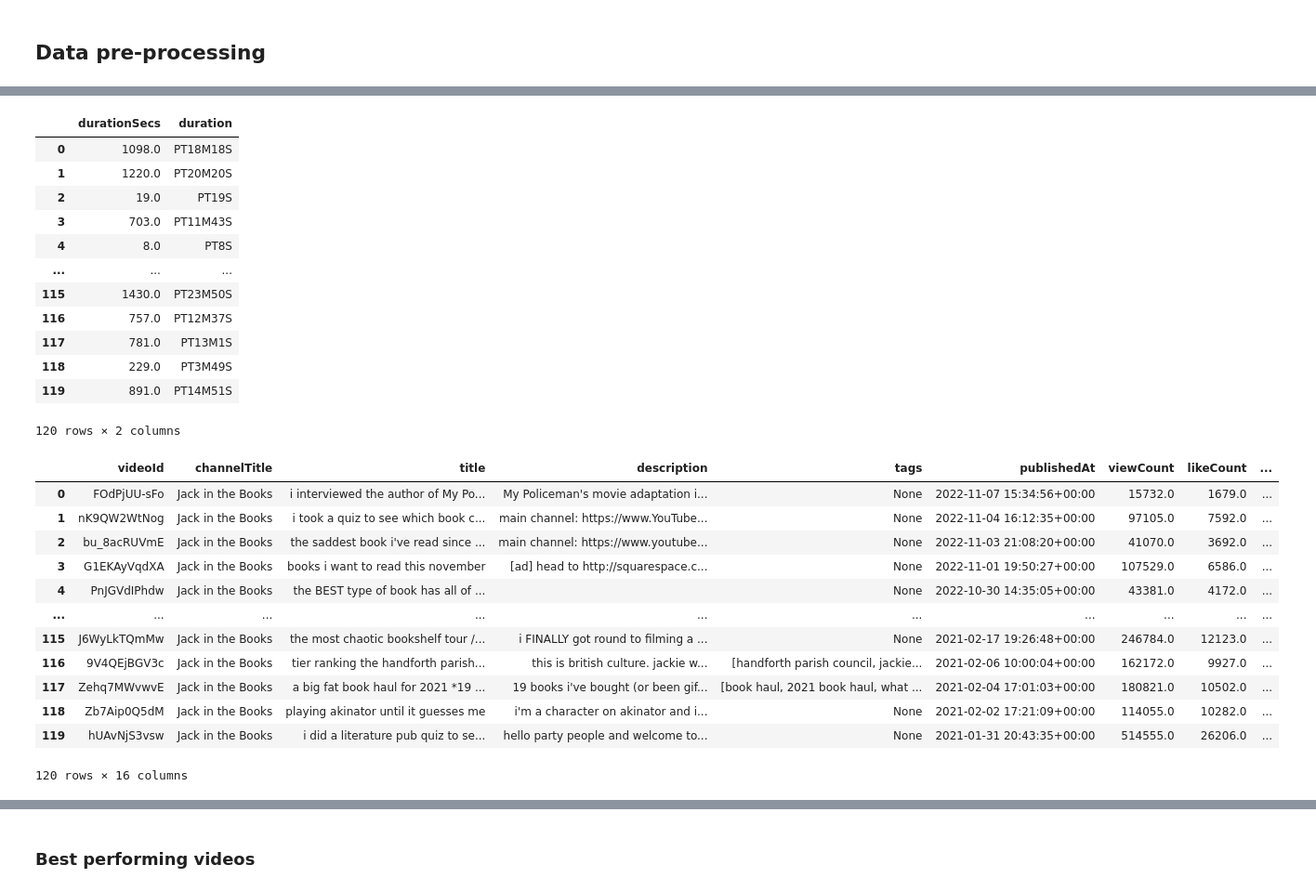
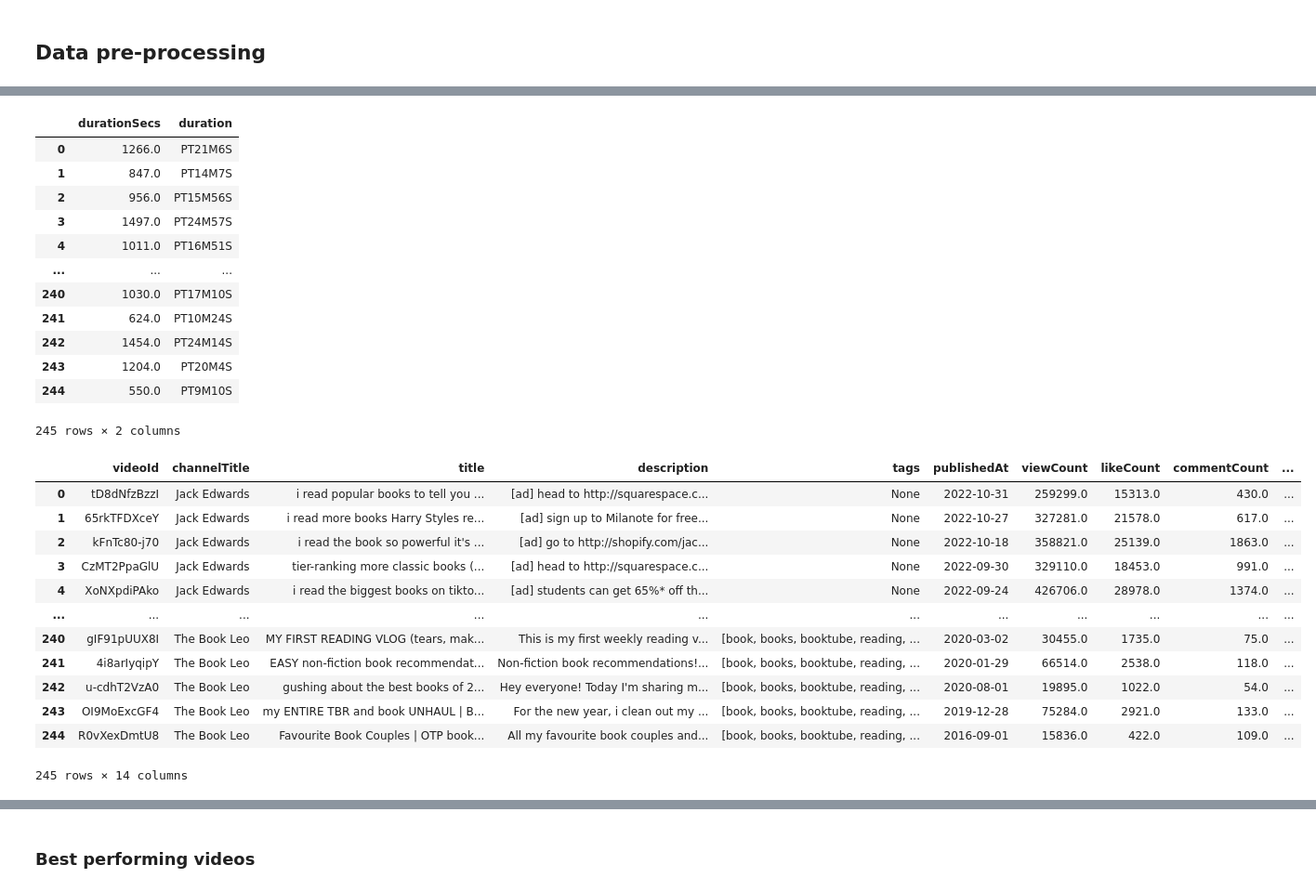
Before and after one commit to alex-x-o/Youreads, a Jupyter notebook: youtube_api.ipynb, the cells around one changed output, grey strips where cells are left out. Shown at 93% size. Saved outputs shown, nothing was run; the diff lists cells and outputs as text; code cells hidden in the pictures.

```diff
--- a/youtube_api.ipynb
+++ b/youtube_api.ipynb
@@ -240,5 +262,5 @@ caption           object
 dtype: object
 # %%
-numeric_cols = ['viewCount', 'likeCount', 'favouriteCount', 'commentCount']
-video_df[numeric_cols] = video_df[numeric_cols].apply(pd.to_numeric, errors='coerce', axis=1)
+numeric_cols = ['viewCount', 'likeCount', 'commentCount']
+book_videos_df[numeric_cols] = book_videos_df[numeric_cols].apply(pd.to_numeric, errors='coerce', axis=1)
 # %%
@@ -260,4 +282,4 @@ caption            object
 dtype: object
 # %%
-video_df['publishedAt'] = video_df['publishedAt'].apply(lambda x: parser.parse(x))
-video_df['publishedDayName'] = video_df['publishedAt'].apply(lambda x: x.strftime("%A"))
+book_videos_df['publishedDate'] = book_videos_df['publishedAt'].apply(lambda x: x.strftime("%d/%m/%Y"))
+book_videos_df['publishedDayName'] = book_videos_df['publishedAt'].apply(lambda x: x.strftime("%A"))
@@ -264,37 +304,38 @@ video_df['publishedDayName'] = video_df['publishedAt'].apply(lambda x: x.strftim
 # %%
-video_df['durationSecs'] = video_df['duration'].apply(lambda x: isodate.parse_duration(x))
-video_df['durationSecs'] = video_df['durationSecs'].astype('timedelta64[s]')
+book_videos_df['durationSecs'] = book_videos_df['duration'].apply(lambda x: isodate.parse_duration(x))
+book_videos_df['durationSecs'] = book_videos_df['durationSecs'].astype('timedelta64[s]')
 # %%
-video_df[['durationSecs', 'duration']]
+book_videos_df[['durationSecs', 'duration']]
 # %% [output]
 |  | durationSecs | duration |
-| 0 | 1098.0 | PT18M18S |
-| 1 | 1220.0 | PT20M20S |
-| 2 | 19.0 | PT19S |
-| 3 | 703.0 | PT11M43S |
-| 4 | 8.0 | PT8S |
+| 0 | 1266.0 | PT21M6S |
+| 1 | 847.0 | PT14M7S |
+| 2 | 956.0 | PT15M56S |
+| 3 | 1497.0 | PT24M57S |
+| 4 | 1011.0 | PT16M51S |
 | ... | ... | ... |
-| 115 | 1430.0 | PT23M50S |
-| 116 | 757.0 | PT12M37S |
-| 117 | 781.0 | PT13M1S |
-| 118 | 229.0 | PT3M49S |
-| 119 | 891.0 | PT14M51S |
+| 240 | 1030.0 | PT17M10S |
+| 241 | 624.0 | PT10M24S |
+| 242 | 1454.0 | PT24M14S |
+| 243 | 1204.0 | PT20M4S |
+| 244 | 550.0 | PT9M10S |
-120 rows × 2 columns
+245 rows × 2 columns
 # %%
-video_df['tagCount'] = video_df['tags'].apply(lambda x: 0 if x is None else len(x))
+book_videos_df['tagCount'] = book_videos_df['tags'].apply(lambda x: 0 if x is None else len(x))
+book_videos_df.drop('duration', axis=1, inplace=True)
 # %%
-video_df
+book_videos_df
 # %% [output]
-|  | videoId | channelTitle | title | description | tags | publishedAt | viewCount | likeCount | ... |
-| 0 | FOdPjUU-sFo | Jack in the Books | i interviewed the author of My Po... | My Policeman's movie adaptation i... | None | 2022-11-07 15:34:56+00:00 | 15732.0 | 1679.0 | ... |
-| 1 | nK9QW2WtNog | Jack in the Books | i took a quiz to see which book c... | main channel: https://www.YouTube... | None | 2022-11-04 16:12:35+00:00 | 97105.0 | 7592.0 | ... |
-| 2 | bu_8acRUVmE | Jack in the Books | the saddest book i've read since ... | main channel: https://www.youtube... | None | 2022-11-03 21:08:20+00:00 | 41070.0 | 3692.0 | ... |
-| 3 | G1EKAyVqdXA | Jack in the Books | books i want to read this november | [ad] head to http://squarespace.c... | None | 2022-11-01 19:50:27+00:00 | 107529.0 | 6586.0 | ... |
-| 4 | PnJGVdIPhdw | Jack in the Books | the BEST type of book has all of ... |  | None | 2022-10-30 14:35:05+00:00 | 43381.0 | 4172.0 | ... |
-| ... | ... | ... | ... | ... | ... | ... | ... | ... | ... |
-| 115 | J6WyLkTQmMw | Jack in the Books | the most chaotic bookshelf tour /... | i FINALLY got round to filming a ... | None | 2021-02-17 19:26:48+00:00 | 246784.0 | 12123.0 | ... |
-| 116 | 9V4QEjBGV3c | Jack in the Books | tier ranking the handforth parish... | this is british culture. jackie w... | [handforth parish council, jackie... | 2021-02-06 10:00:04+00:00 | 162172.0 | 9927.0 | ... |
-| 117 | Zehq7MWvwvE | Jack in the Books | a big fat book haul for 2021 *19 ... | 19 books i've bought (or been gif... | [book haul, 2021 book haul, what ... | 2021-02-04 17:01:03+00:00 | 180821.0 | 10502.0 | ... |
-| 118 | Zb7Aip0Q5dM | Jack in the Books | playing akinator until it guesses me | i'm a character on akinator and i... | None | 2021-02-02 17:21:09+00:00 | 114055.0 | 10282.0 | ... |
-| 119 | hUAvNjS3vsw | Jack in the Books | i did a literature pub quiz to se... | hello party people and welcome to... | None | 2021-01-31 20:43:35+00:00 | 514555.0 | 26206.0 | ... |
+|  | videoId | channelTitle | title | description | tags | publishedAt | viewCount | likeCount | commentCount | ... |
+| 0 | tD8dNfzBzzI | Jack Edwards | i read popular books to tell you ... | [ad] head to http://squarespace.c... | None | 2022-10-31 | 259299.0 | 15313.0 | 430.0 | ... |
+| 1 | 65rkTFDXceY | Jack Edwards | i read more books Harry Styles re... | [ad] sign up to Milanote for free... | None | 2022-10-27 | 327281.0 | 21578.0 | 617.0 | ... |
+| 2 | kFnTc80-j70 | Jack Edwards | i read the book so powerful it's ... | [ad] go to http://shopify.com/jac... | None | 2022-10-18 | 358821.0 | 25139.0 | 1863.0 | ... |
+| 3 | CzMT2PpaGlU | Jack Edwards | tier-ranking more classic books (... | [ad] head to http://squarespace.c... | None | 2022-09-30 | 329110.0 | 18453.0 | 991.0 | ... |
+| 4 | XoNXpdiPAko | Jack Edwards | i read the biggest books on tikto... | [ad] students can get 65%* off th... | None | 2022-09-24 | 426706.0 | 28978.0 | 1374.0 | ... |
+| ... | ... | ... | ... | ... | ... | ... | ... | ... | ... | ... |
+| 240 | gIF91pUUX8I | The Book Leo | MY FIRST READING VLOG (tears, mak... | This is my first weekly reading v... | [book, books, booktube, reading, ... | 2020-03-02 | 30455.0 | 1735.0 | 75.0 | ... |
+| 241 | 4i8arIyqipY | The Book Leo | EASY non-fiction book recommendat... | Non-fiction book recommendations!... | [book, books, booktube, reading, ... | 2020-01-29 | 66514.0 | 2538.0 | 118.0 | ... |
+| 242 | u-cdhT2VzA0 | The Book Leo | gushing about the best books of 2... | Hey everyone! Today I'm sharing m... | [book, books, booktube, reading, ... | 2020-08-01 | 19895.0 | 1022.0 | 54.0 | ... |
+| 243 | OI9MoExcGF4 | The Book Leo | my ENTIRE TBR and book UNHAUL | B... | For the new year, i clean out my ... | [book, books, booktube, reading, ... | 2019-12-28 | 75284.0 | 2921.0 | 133.0 | ... |
+| 244 | R0vXexDmtU8 | The Book Leo | Favourite Book Couples | OTP book... | All my favourite book couples and... | [book, books, booktube, reading, ... | 2016-09-01 | 15836.0 | 422.0 | 109.0 | ... |
-120 rows × 16 columns
+245 rows × 14 columns
```
Also changed, not shown: parts of 11 cells of this notebook, 5 other files.
